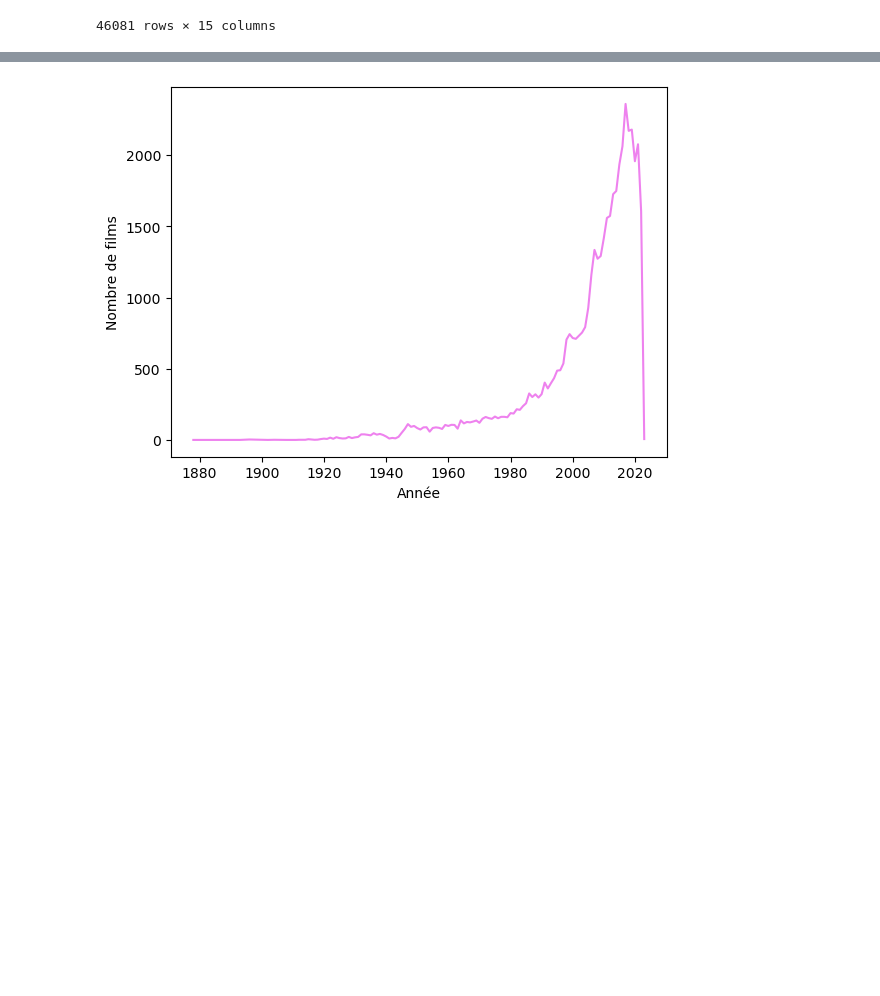
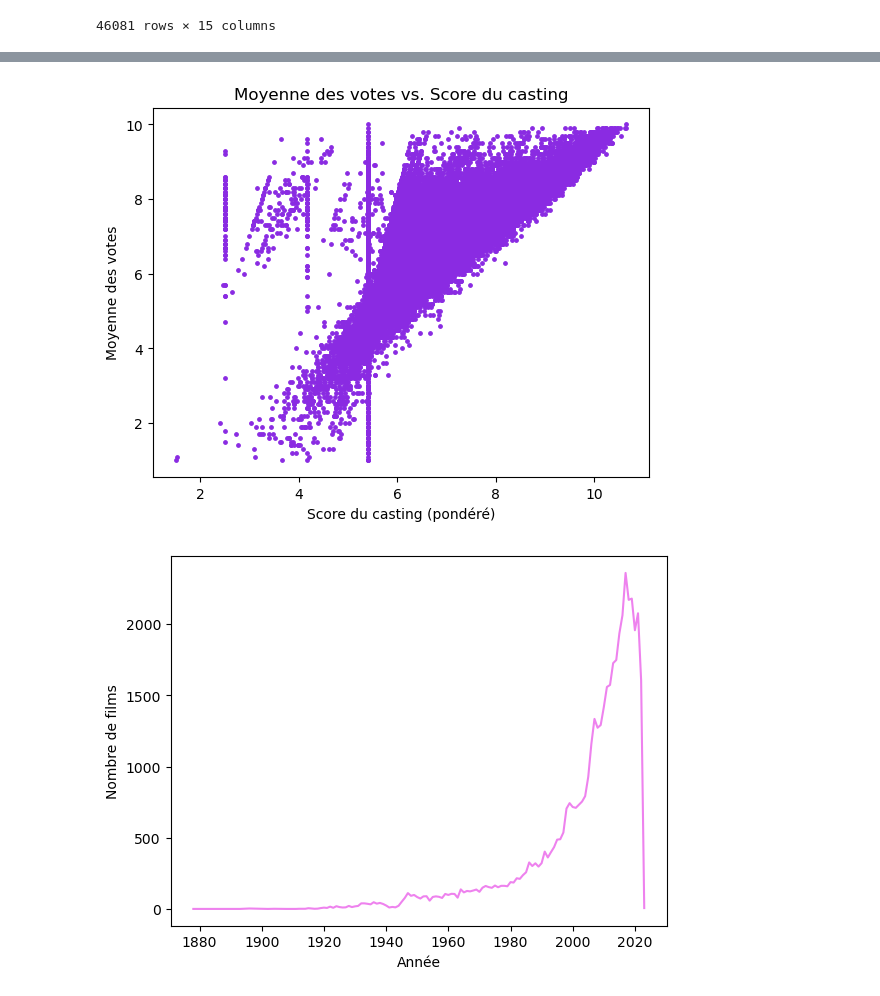
Before and after one commit to Jeremstar/Projet-de-DINGUE, a Jupyter notebook: Notebook/Scrap_IMDb.ipynb, the cells around one changed output, grey strips where cells are left out. Cells and saved outputs as stored; diff of their text form; code cells hidden in the pictures; blank space fills up the shorter version.

Commit message:
score director ; premiere régression ; nouveaux graphiques

```diff
--- a/Notebook/Scrap_IMDb.ipynb
+++ b/Notebook/Scrap_IMDb.ipynb
@@ -562,3 +589,16 @@ df_fusionné
 | 46079 | tt4960748 | Till | /title/tt4960748/ | Accord parental | 2023-03-22 | ['Biography', 'Drama', 'History'] | ['Danielle Deadwyler', 'Jalyn Hal... | ['Chinonye Chukwu'] | France | ... |
 | 46080 | tt15445056 | Athena | /title/tt15445056/ | 16 | 2023-09-23 | ['Action', 'Drama', 'Thriller'] | ['Dali Benssalah', 'Sami Slimane'... | ['Romain Gavras'] | France | ... |
 46081 rows × 15 columns
+# %%
+#création définitive du score acteur
+def moyenne_pondérée(liste):
+    if type(liste) == list :
+        resultat = 0
+        for i, score in enumerate(liste):
+            resultat += score / (i + 2)
+    else :
+        resultat = None
+    return resultat
+
+df_fusionné['score_acteur'] = None
+df_fusionné['score_acteur'] = df_fusionné['liste_scores'].apply(moyenne_pondérée)
@@ -565,3 +620,13 @@ df_fusionné
+# %%
+#plot pour voir une corrélation
+df_fusionné.plot(x='score_acteur', y='Note_moyenne', kind='scatter', s=6, c='#8A2BE2')
+plt.title("Moyenne des votes vs. Score du casting")
+plt.xlabel("Score du casting (pondéré)")
+plt.ylabel("Moyenne des votes")
+plt.show()
+#conclure qu'il faudrait exclure les films où il n'y a que des nouveaux acteurs
+# %% [output]
+[figure, added]
 # %%
 #nombre de films par année
 films_par_annee = df_fusionné.groupby(df_fusionné["datePublished"].dt.year).size()
```
Also changed, not shown: parts of 22 cells of this notebook.
